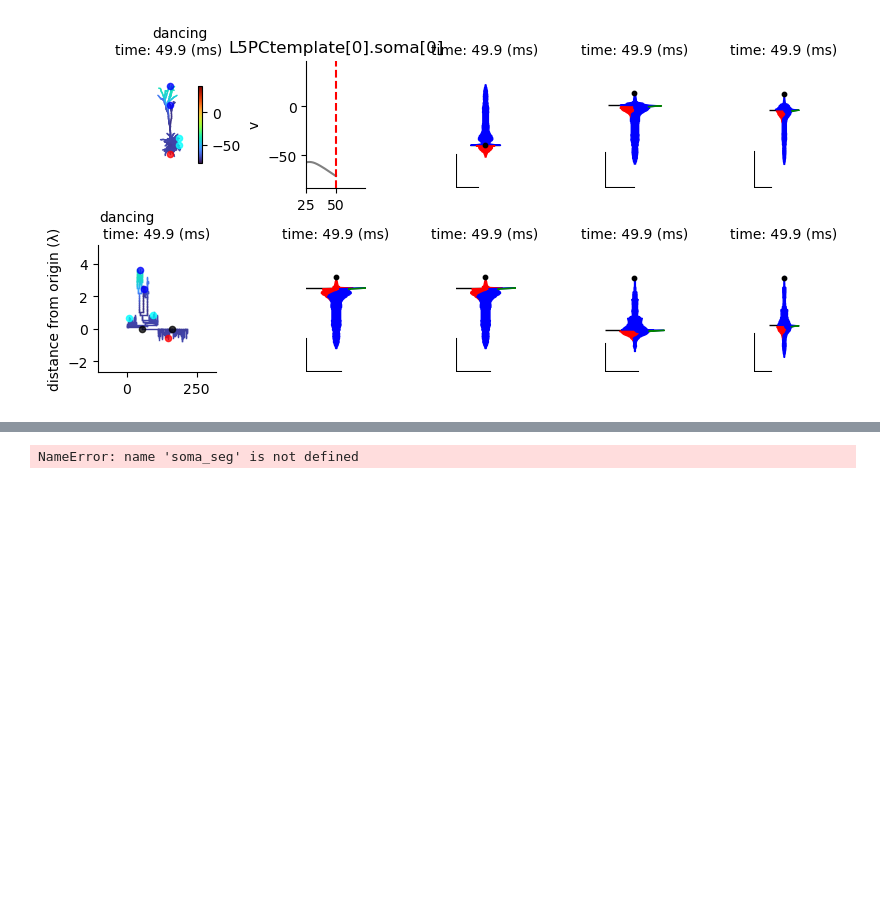
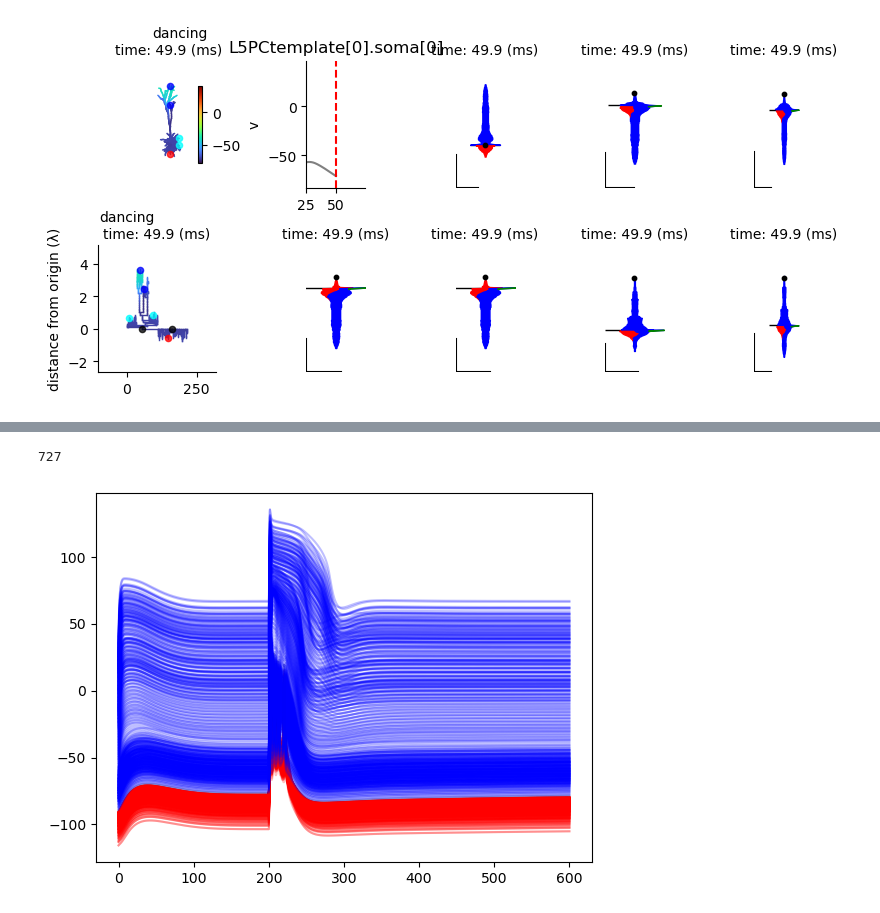
Before and after one commit to YoniLeibner/Neuron_analysis_tool, a Jupyter notebook: Neuron_analysis_tool/example-L5pc.ipynb, the cells around one changed output, grey strips where cells are left out. Drawn from its saved outputs; the diff is of its cells as text; code cells hidden in the pictures; blank space fills up the shorter version.

```diff
--- a/Neuron_analysis_tool/example-L5pc.ipynb
+++ b/Neuron_analysis_tool/example-L5pc.ipynb
@@ -453,3 +463,58 @@ video_player(Path.cwd(), videos_folder+video_name)
+# %%
+analyser = Analyzer(type='L5PC')
 # %%
+def add_syn(seg, g_AMPA=0.0004, g_NMDA=0.0004):
+    delay=200.0
+    netstim = h.NetStim()
+    netstim.interval = 1 # fr of 1
+    netstim.start = delay
+    netstim.noise = 0.0
+    netstim.number = 1
+    # AMPA part
+    AMPA = h.Exp2Syn(seg.x, sec=seg.sec)
+    AMPA_con= h.NetCon(netstim, AMPA)
+    AMPA.e = 0
+    AMPA.tau1 = 0.3
+    AMPA.tau2 = 3
+    AMPA_con.weight[0] = g_AMPA
+    AMPA_con.delay = 0
+
+    # NMDA part
+    NMDA=h.NMDA(seg.x, sec=seg.sec)
+    NMDA_con = h.NetCon(netstim, NMDA)
+    NMDA.e = 0
+    NMDA.tau_r_NMDA = 2
+    NMDA.tau_d_NMDA = 70
+    NMDA.n_NMDA = 0.27
+    NMDA.gama_NMDA = 0.076
+    NMDA_con.weight[0] = g_NMDA
+    NMDA_con.delay = 0
+    return [AMPA, AMPA_con], [NMDA, NMDA_con], netstim
+
+def multi_synapse_spike_protocol(cell, start_seg):
+    syns = []
+    for sec in cell.all:
+        if sec in cell.soma or sec in cell.axon:
+            continue
+        for seg in sec:
+            syns.append(add_syn(seg))
+    print(len(syns))
+    h.tstop = 600
+    h.v_init = cell.soma[0].e_pas
+    h.celsius = 37
+    h.run()
+    return 0, {}
-# %% [output]
-NameError: name 'soma_seg' is not defined
+# %%
+records, extra = analyser.record_protocol(protocol=multi_synapse_spike_protocol, record_names=['v'])
+# %% [output]
+727
+# %%
+
+distance = Distance(analyser.cell, analyser.more_conductances)
+soma_seg = list(analyser.cell.soma[0])[0]
+distance.compute(soma_seg)
+fig, ax = plt.subplots(1)
+plot_all_records_func(records.all_records['v'], distance, ax, analyser, distance_factor=50,
+                      plot_every=0.01, alpha=0.25)
+# %% [output]
+[figure, added]
```
Also changed, not shown: parts of 3 cells of this notebook, 5 other files.
